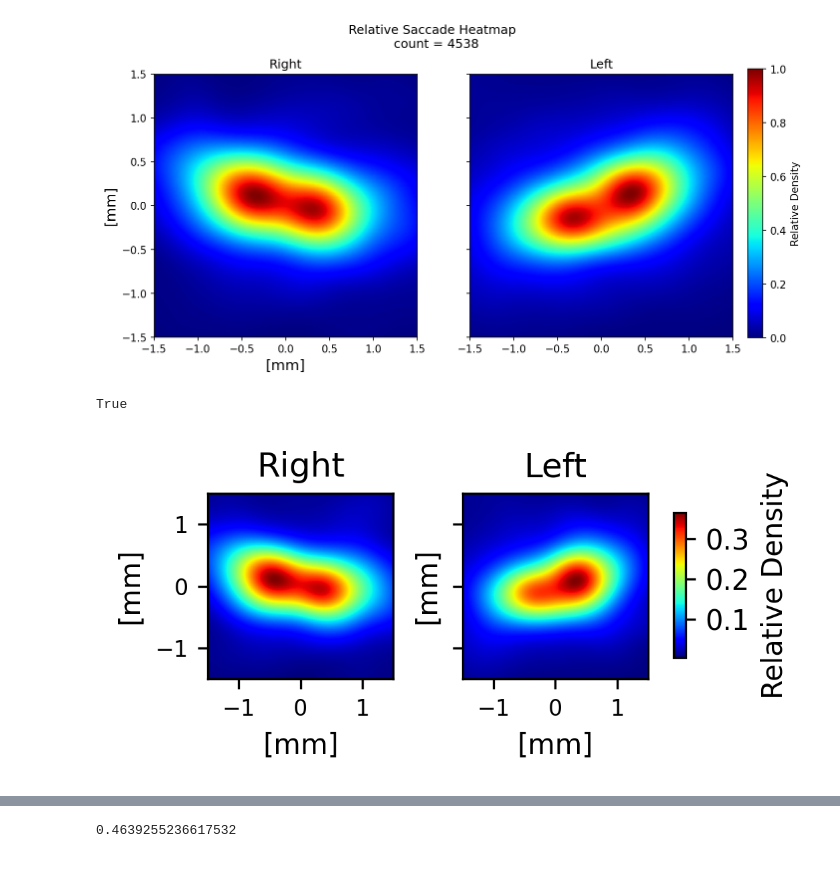
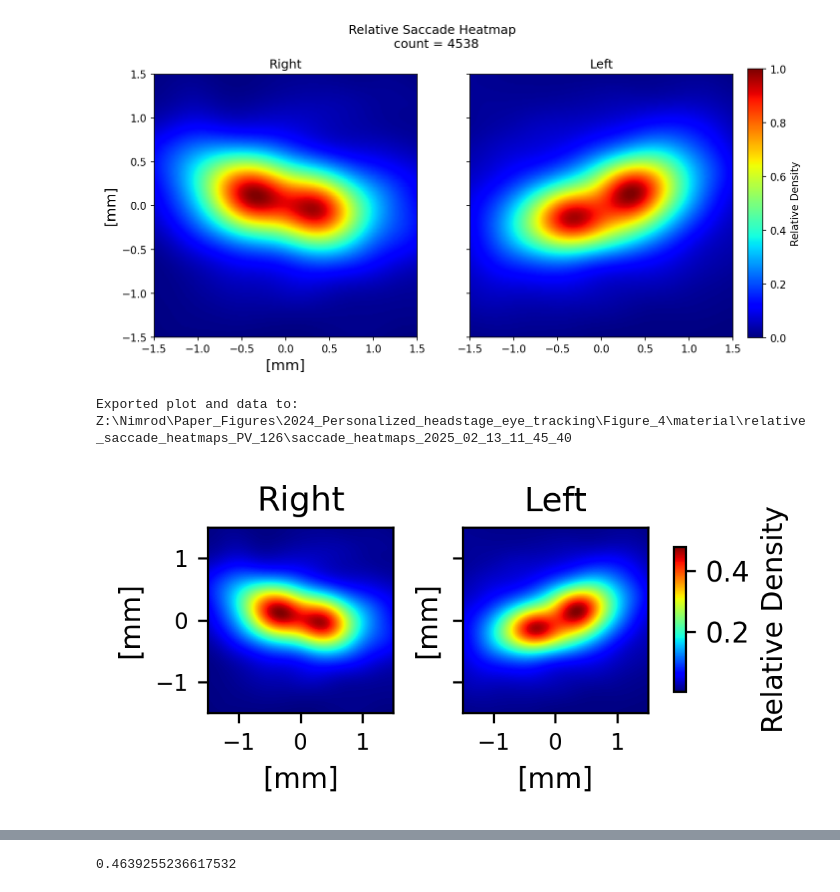
Before and after one commit to neural-electrophysiology-tool-team/Eye-Tracking-Tools, a Jupyter notebook: Graph_generation_notebooks/relative_saccade_heatmap.ipynb, the cells around one changed output, grey strips where cells are left out. Saved outputs shown, nothing was run; the diff lists cells and outputs as text; code cells hidden in the pictures.

```diff
--- a/Graph_generation_notebooks/relative_saccade_heatmap.ipynb
+++ b/Graph_generation_notebooks/relative_saccade_heatmap.ipynb
@@ -299,8 +299,8 @@ for block in block_collection:
 
     # calibrate pupil diameter:
     if 'pupil_diameter' not in block.left_eye_data.columns:
-        block.left_eye_data['pupil_diameter_pixels'] = block.left_eye_data.major_ax * 2 * np.pi
-        block.right_eye_data['pupil_diameter_pixels'] = block.right_eye_data.major_ax * 2 * np.pi
+        block.left_eye_data['pupil_diameter_pixels'] = block.left_eye_data.major_ax
+        block.right_eye_data['pupil_diameter_pixels'] = block.right_eye_data.major_ax
         block.left_eye_data['pupil_diameter'] = block.left_eye_data['pupil_diameter_pixels'] * block.L_pix_size
         block.right_eye_data['pupil_diameter'] = block.right_eye_data['pupil_diameter_pixels'] * block.R_pix_size
 # %% [output]
@@ -327,7 +449,7 @@ for block in block_collection:
     print(block)
     block.left_eye_data, block.l_saccade_df = create_saccade_events_df(block.left_eye_data,
                                                                speed_threshold=4,
-                                                               bokeh_verify_threshold=True,
+                                                               bokeh_verify_threshold=False,
                                                                magnitude_calib=block.L_pix_size)
     block.right_eye_data, block.r_saccade_df = create_saccade_events_df(block.right_eye_data,
                                                                speed_threshold=4,
@@ -713,15 +843,12 @@ def load_and_plot_saccade_data(load_path, nbins=200, global_min=-1.5, global_max
 
     # Re-plot
     plot_saccade_heatmaps(saccade_collection, export_path=None, nbins=nbins, global_min=global_min, global_max=global_max, cmap=cmap)
-# %%
-len(synced_saccade_collection.query('animal == "PV_126" and head_movement==True').head_movement) == sum(synced_saccade_collection.query('animal == "PV_126" and head_movement==True').head_movement)
-# %% [output]
-True
 # %%
 export_path = pathlib.Path(r'Z:\Nimrod\Paper_Figures\2024_Personalized_headstage_eye_tracking\Figure_4\material\relative_saccade_heatmaps_PV_126')
-plot_saccade_heatmaps(saccade_collection=synced_saccade_collection.query('animal == "PV_126" and head_movement==False'),export_path=None)
+plot_saccade_heatmaps(saccade_collection=synced_saccade_collection.query('animal == "PV_126"'),export_path=export_path)
 # %% [output]
+Exported plot and data to: Z:\Nimrod\Paper_Figures\2024_Personalized_headstage_eye_tracking\Figure_4\material\relative_saccade_heatmaps_PV_126\saccade_heatmaps_2025_02_13_11_45_40
-[figure, old version]
+[figure, new version]
 # %%
 export_path = pathlib.Path(r'Z:\Nimrod\Paper_Figures\2024_Personalized_headstage_eye_tracking\Figure_4\material\relative_saccade_heatmaps_PV_126')
 plot_saccade_heatmaps(saccade_collection=non_synced_saccade_collection.query('animal == "PV_126"'),export_path=export_path)
```
Also changed, not shown: parts of 7 cells of this notebook, 10 other files.
